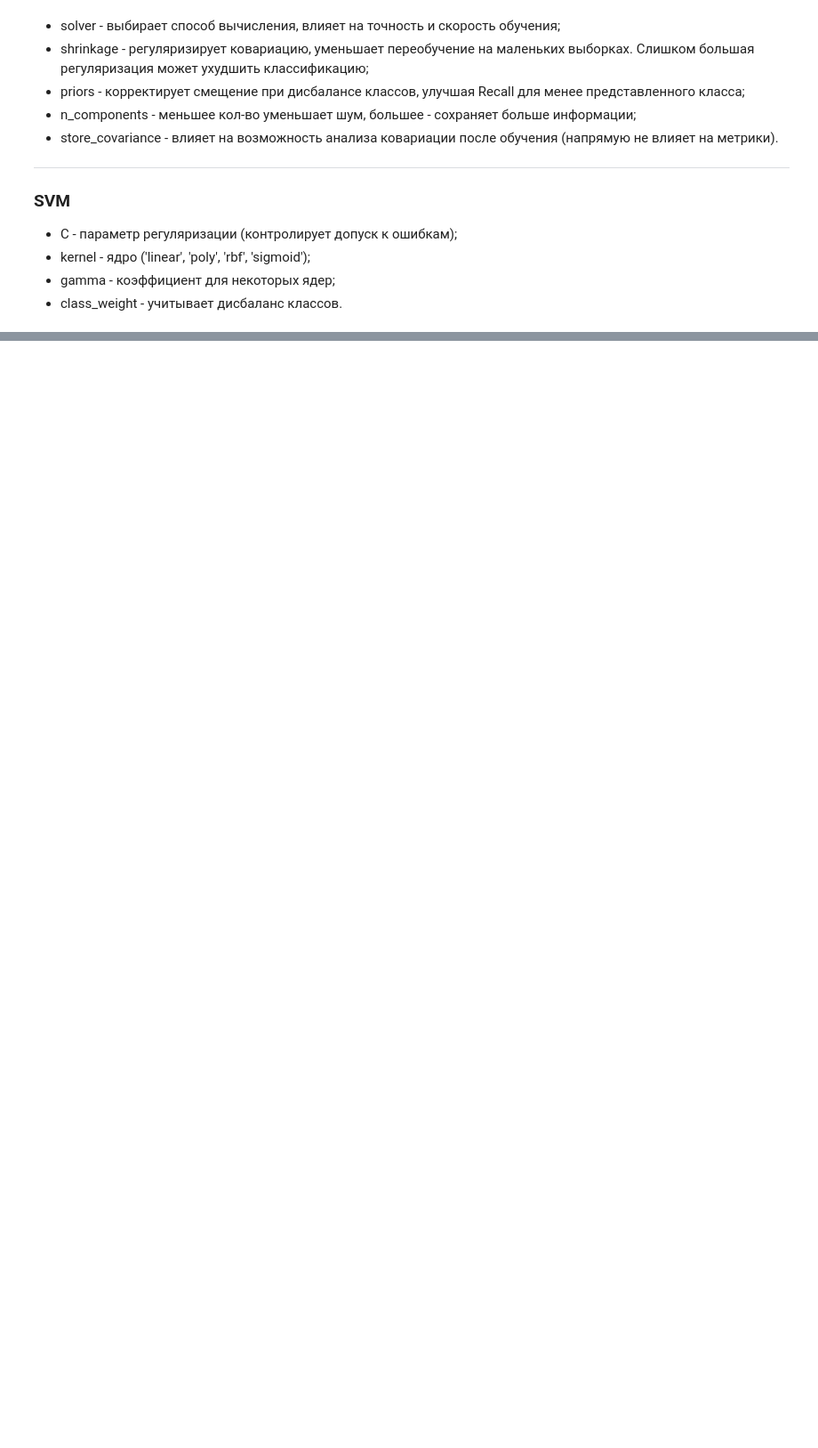
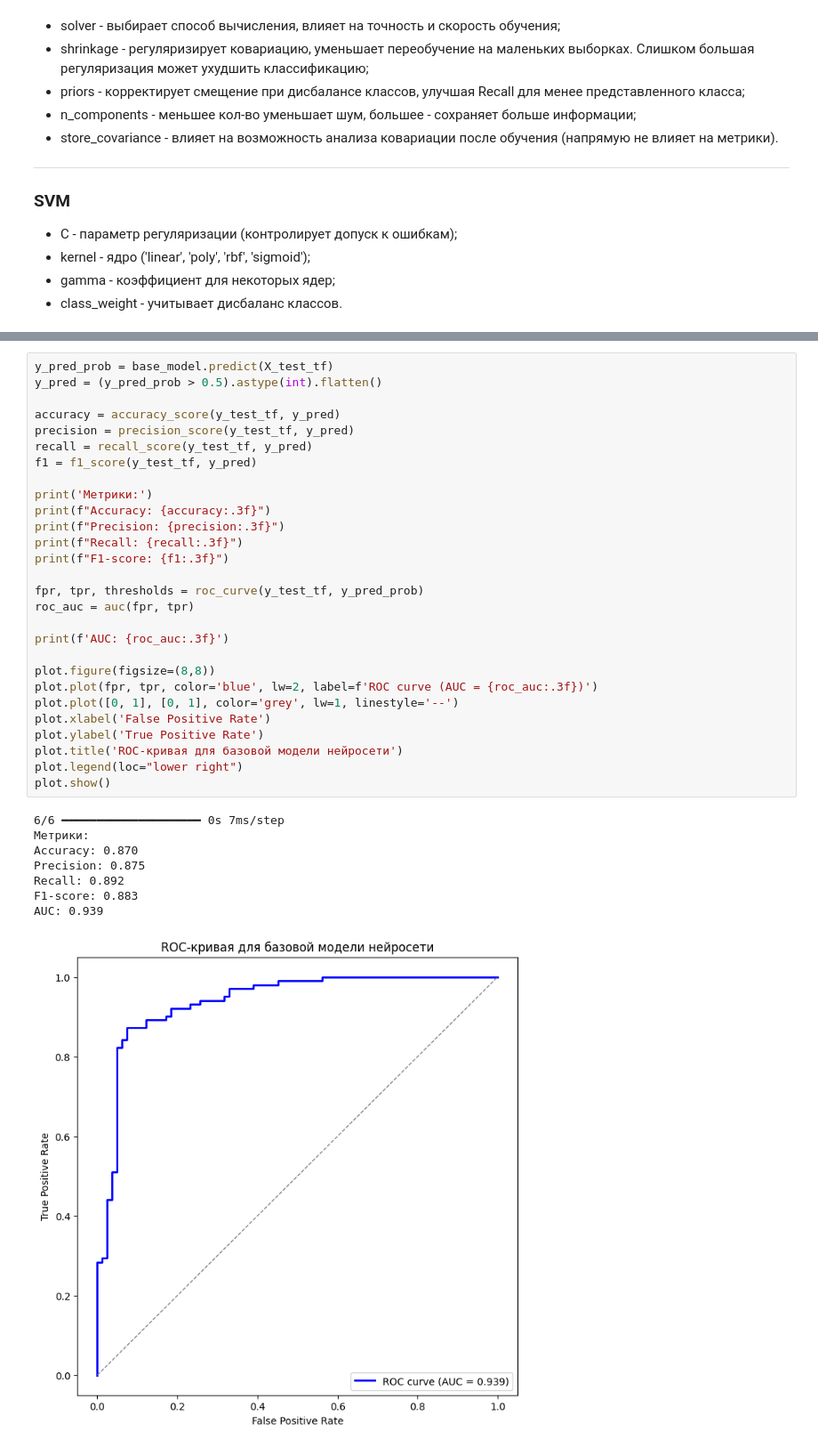
Before and after one commit to rochaldo1/Machine_Learning, a Jupyter notebook: labs/lab_3.ipynb, the cells around one changed output, grey strips where cells are left out. Shown at 89% size. Drawn from its saved outputs; the diff is of its cells as text; blank space fills up the shorter version.

```diff
--- a/labs/lab_3.ipynb
+++ b/labs/lab_3.ipynb
@@ -1021,0 +1251,37 @@ plot.show()
+# %%
+y_pred_prob = base_model.predict(X_test_tf)
+y_pred = (y_pred_prob > 0.5).astype(int).flatten()
+
+accuracy = accuracy_score(y_test_tf, y_pred)
+precision = precision_score(y_test_tf, y_pred)
+recall = recall_score(y_test_tf, y_pred)
+f1 = f1_score(y_test_tf, y_pred)
+
+print('Метрики:')
+print(f"Accuracy: {accuracy:.3f}")
+print(f"Precision: {precision:.3f}")
+print(f"Recall: {recall:.3f}")
+print(f"F1-score: {f1:.3f}")
+
+fpr, tpr, thresholds = roc_curve(y_test_tf, y_pred_prob)
+roc_auc = auc(fpr, tpr)
+
+print(f'AUC: {roc_auc:.3f}')
+
+plot.figure(figsize=(8,8))
+plot.plot(fpr, tpr, color='blue', lw=2, label=f'ROC curve (AUC = {roc_auc:.3f})')
+plot.plot([0, 1], [0, 1], color='grey', lw=1, linestyle='--')
+plot.xlabel('False Positive Rate')
+plot.ylabel('True Positive Rate')
+plot.title('ROC-кривая для базовой модели нейросети')
+plot.legend(loc="lower right")
+plot.show()
+# %% [output]
+6/6 ━━━━━━━━━━━━━━━━━━━━ 0s 7ms/step
+Метрики:
+Accuracy: 0.870
+Precision: 0.875
+Recall: 0.892
+F1-score: 0.883
+AUC: 0.939
+[figure, added]
```
Also changed, not shown: parts of 16 cells of this notebook, 36 other files.
